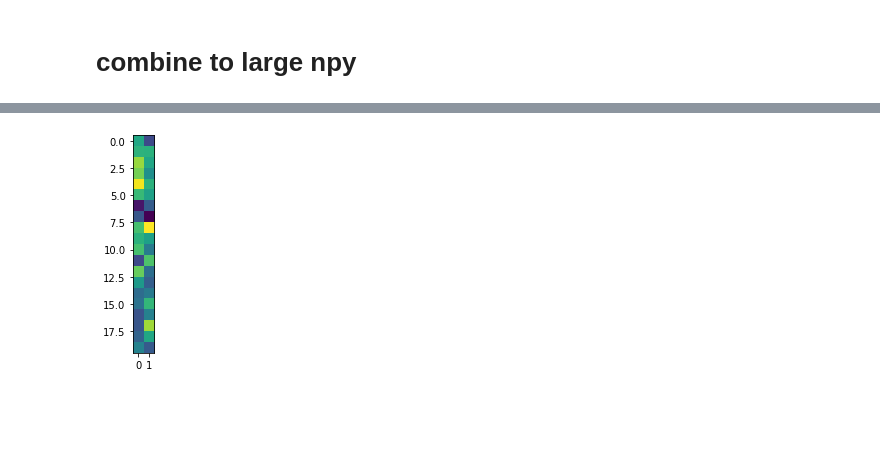
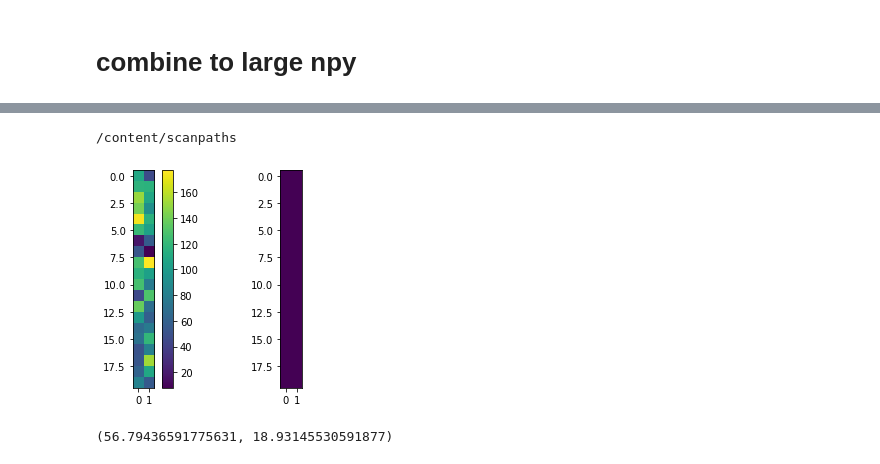
Before and after one commit to lanluo9/bio_simCLR, a Jupyter notebook: scanpath_pipeline/DeepGaze3_predict_scanpath_py.ipynb, the cells around one changed output, grey strips where cells are left out. Saved outputs shown, nothing was run; the diff lists cells and outputs as text; code cells hidden in the pictures; blank space fills up the shorter version.

```diff
--- a/scanpath_pipeline/DeepGaze3_predict_scanpath_py.ipynb
+++ b/scanpath_pipeline/DeepGaze3_predict_scanpath_py.ipynb
@@ -39,12 +63,18 @@ for i in tqdm(range(dataset_len)):
     scanpath_single = np.load(scanpath_filename)
     scanpath_arr[i,:,:] = scanpath_single
   except:
-    print('not exist')
+    # print('not exist')
     continue
 
 # 89%|████████▉ | 88778/100000 [00:33<00:03, 2995.02it/s]
 # then not exist
+# %% [output]
+/content/scanpaths
 # %%
-plt.imshow(scanpath_arr[88126, :, :]); # all zeros from 88127 onwards (included)
+plt.subplot(1,2,1)
+plt.imshow(scanpath_arr[88126, :, :]);
+plt.colorbar()
+plt.subplot(1,2,2)
+plt.imshow(scanpath_arr[88127, :, :]); # all zeros from 88127 onwards (included)
 # %% [output]
-[figure, old version]
+[figure, new version]
@@ -50,0 +83,16 @@ plt.imshow(scanpath_arr[88126, :, :]); # all zeros from 88127 onwards (included)
+# %%
+# inhibition of return
+
+# `cover_ratio` control area of sampling relative to the full image size.
+# It's approximately the ratio of image area under sampling grid and full image size.
+
+img_side = 96
+sampling_bdr = 16 # current run_magnif.py uses bdr = 16 pixel
+cover_ratio = 0.35 # current run_magnif.py uses cvr = 0.05~0.35
+side_ratio = np.sqrt(0.35)
+sample_side = side_ratio * img_side # orig img = 96 x 96 pixel
+distance_min = sample_side / 3 # ensure overlap < some percentage of sample size
+
+sample_side, distance_min
+# %% [output]
+(56.79436591775631, 18.93145530591877)
```
Also changed, not shown: parts of 8 cells of this notebook.
